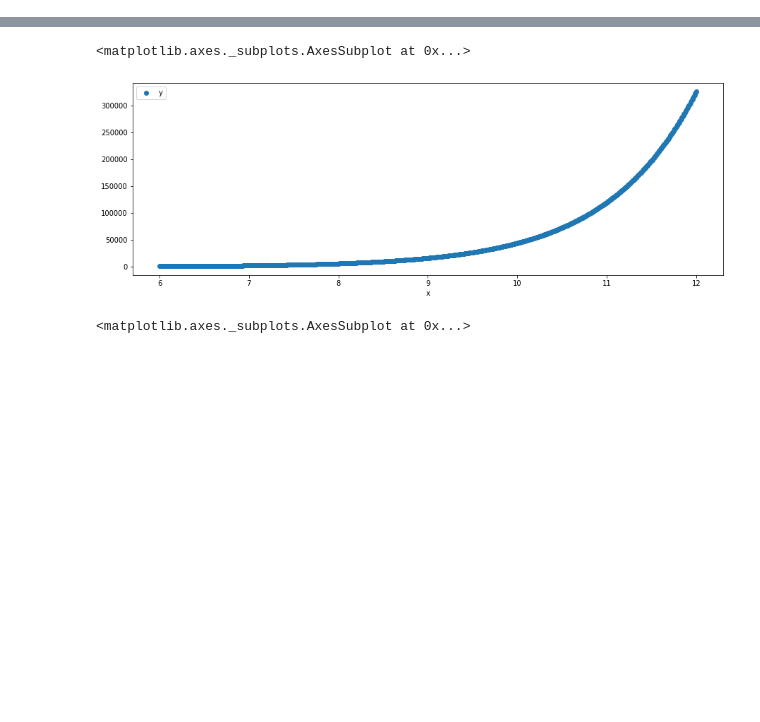
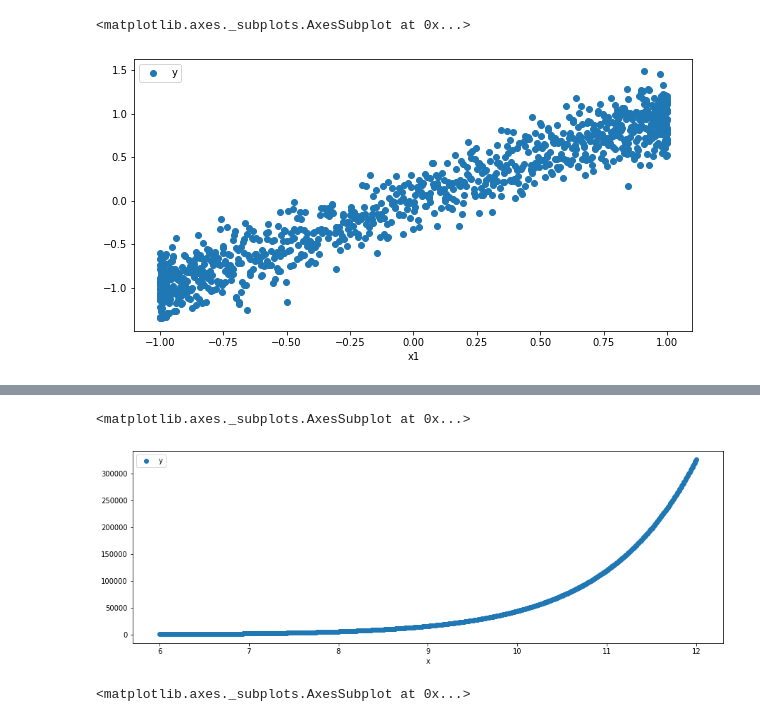
Before and after one commit to edwardcjohnson/sandbox, a Jupyter notebook: tensorflow/linear_regression.ipynb, the cells around one changed output, grey strips where cells are left out. Saved outputs shown, nothing was run; the diff lists cells and outputs as text; code cells hidden in the pictures; blank space fills up the shorter version.

```diff
--- a/tensorflow/linear_regression.ipynb
+++ b/tensorflow/linear_regression.ipynb
@@ -0,0 +26,7 @@
+# %%
+# Since we want a linear model, create a new feature that is similar to the shape of 'x'
+df['x1'] = np.sin(df['x'])
+df.plot('x1','y', figsize=(10,5), style='o')
+# %% [output]
+<matplotlib.axes._subplots.AxesSubplot at 0x...>
+[figure, added]
```
Also changed, not shown: parts of 9 cells of this notebook.
